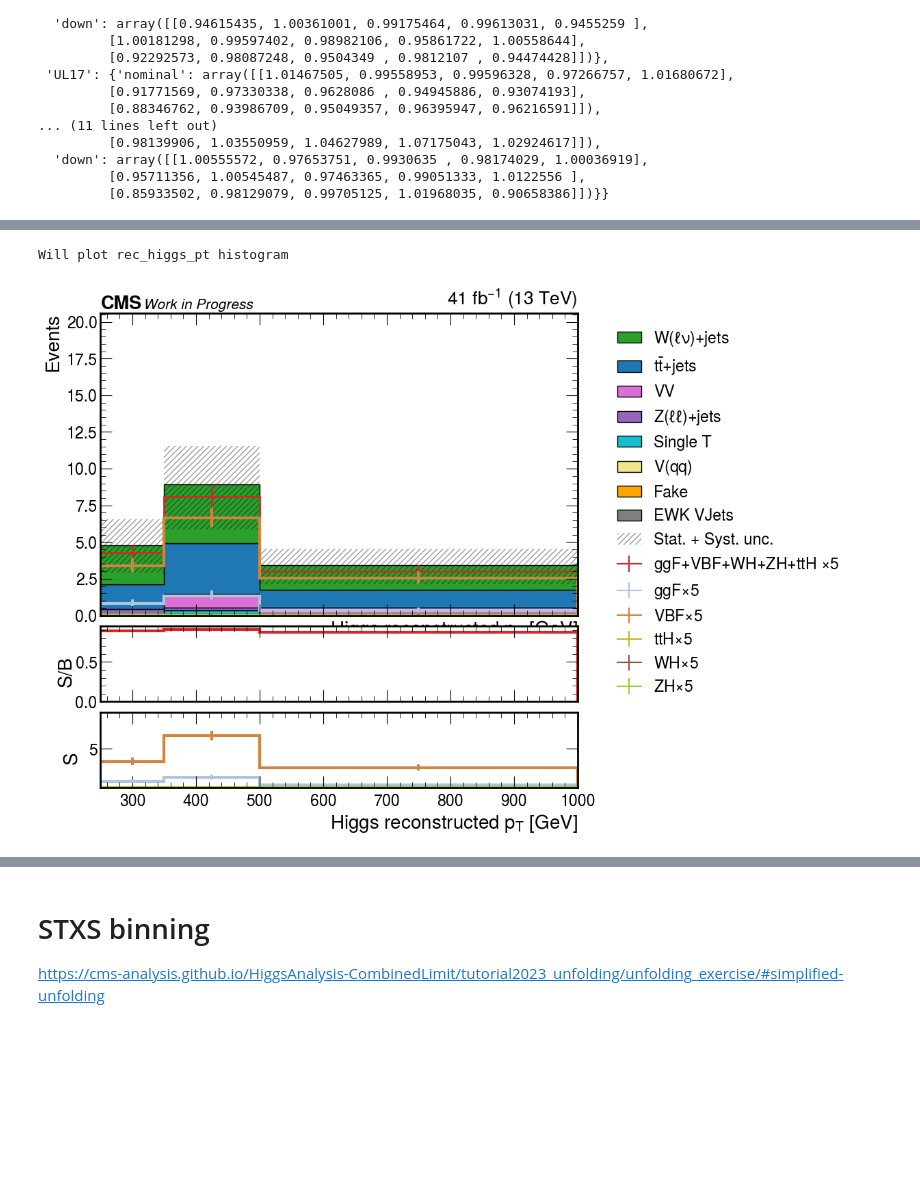
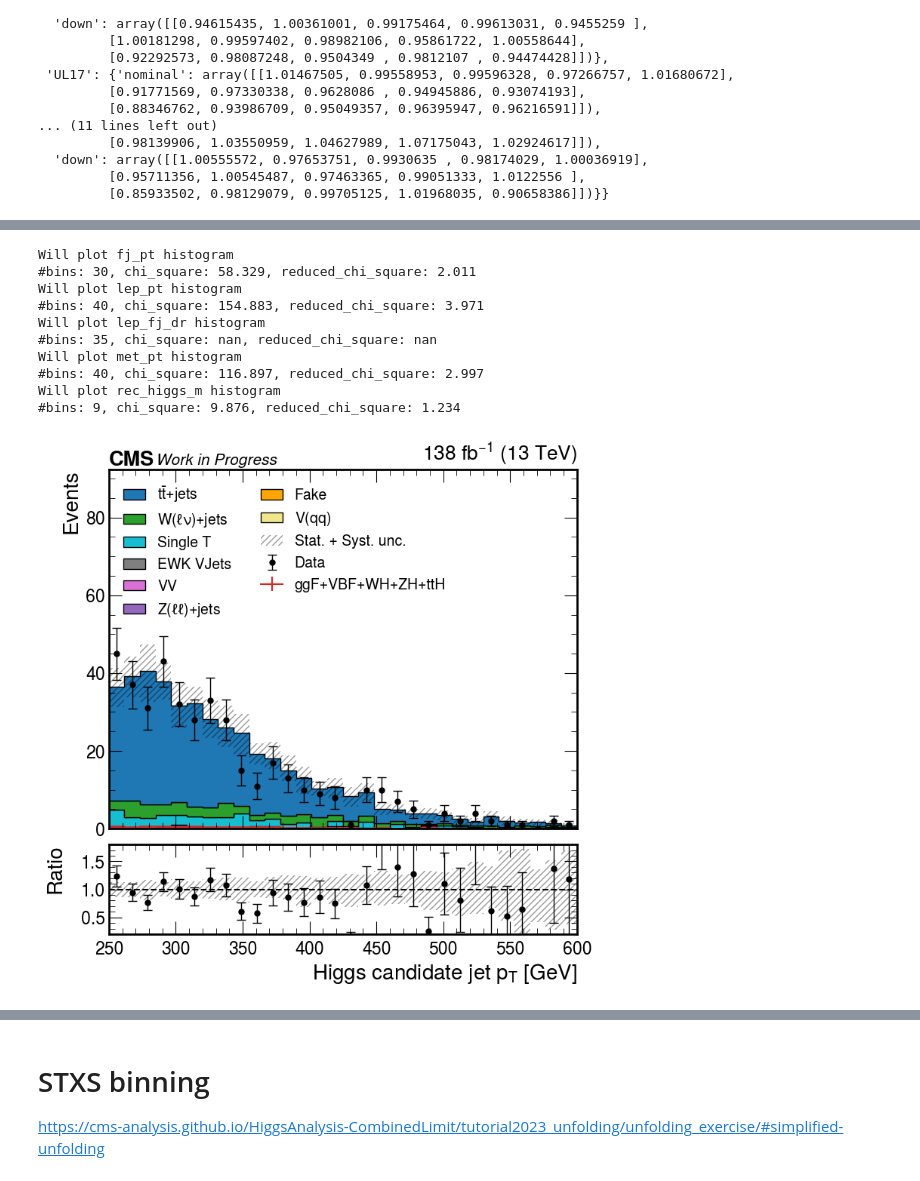
Before and after one commit to farakiko/boostedhiggs, a Jupyter notebook: binder/hists_plots.ipynb, the cells around one changed output, grey strips where cells are left out. Saved outputs shown, nothing was run; the diff lists cells and outputs as text; code cells hidden in the pictures; blank space fills up the shorter version.

```diff
--- a/binder/hists_plots.ipynb
+++ b/binder/hists_plots.ipynb
@@ -121,10 +121,10 @@ samples = [
 ]
 
 years = [
-#     "2016",
-#     "2016APV",
+    "2016",
+    "2016APV",
     "2017",
-#     "2018",
+    "2018",
 ]
 
 ### 2017 is good
@@ -980,11 +980,11 @@ vars_to_plot = [
 #         "THWW",
 
         ############## Control regions
-#         "fj_pt",
-#         "lep_pt",
-#         "lep_fj_dr",
-#         "met_pt",
-#         "rec_higgs_m",
+        "fj_pt",
+        "lep_pt",
+        "lep_fj_dr",
+        "met_pt",
+        "rec_higgs_m",
 
         ############## Fake validation region
 #         "fj_pt",
@@ -1003,7 +1003,7 @@ vars_to_plot = [
     #     "rec_W_lnu_m",
     #     "rec_W_qq_m",
     #     "met_phi",
-        "rec_higgs_pt",
+#         "rec_higgs_pt",
 #         "lep_eta",
 #     "rho",
 #     "pt_ratio",
@@ -1023,7 +1023,7 @@ samples_to_plot = [
         "EWKvjets",
         "TTbar",
         "WJetsLNu",
-#         "Data",
+        "Data",
 
 #     "QCD",
 
@@ -1033,10 +1033,10 @@ samples_to_plot = [
 
 
 years_to_plot = [
-#     "2016",
-#     "2016APV",
+    "2016",
+    "2016APV",
     "2017",
-#     "2018",
+    "2018",
 ]
 
 channels_to_plot = [
@@ -1062,7 +1062,7 @@ WP_ggF = 0.93
 WP_VBF = 0.88
 
 region_sel = {
-    "Pre-selection": "met_pt>20",   # dummy
+#     "Pre-selection": "met_pt>20",   # dummy
 #     "Pre-selection": "THWW>0.75",   # dummy
 
 #     "Fake validation": "fj_mass>30 & fj_mass<40",
@@ -1074,7 +1074,7 @@ region_sel = {
 #     "Pre-selection": "fj_mass>20 & fj_mass<40",   # dummy
 
 #     "SR": f"THWW>{WP_VBF} & (n_bjets_T==0)",
-#     "Top CR": f"(n_bjets_T>0) & THWW>0.9",
+    "Top CR": f"(n_bjets_T>0) & THWW>0.9",
 #     "WJets CR": f"(THWW<{WP_VBF}) & (n_bjets_T==0)",
 }
 region, sel = list(region_sel.items())[0]
@@ -1082,7 +1082,7 @@ region, sel = list(region_sel.items())[0]
 shift = 50
 categories_sel = {
 #     "VBF category": f"((n_bjets_T==0) ) & ( (mjj>1000) & (deta>3.5) )",
-    "VBF category": f"( (THWW>{WP_VBF}) & (n_bjets_T==0) ) & ( (mjj>1000) & (deta>3.5) )",
+#     "VBF category": f"( (THWW>{WP_VBF}) & (n_bjets_T==0) ) & ( (mjj>1000) & (deta>3.5) )",
 #     "ggF category": f"( (THWW>{WP_ggF}) & (n_bjets_T==0) ) & ( ( (mjj<1000) | (deta<3.5) ) ) & (VH_fj_VScore<0.9)",
 
 #     r"ggF category $p_T \in $ " + f"[{200+shift}, {300+shift}]": f"( (THWW>{WP_ggF}) & (n_bjets_T==0) ) & ( ( (mjj<1000) | (deta<3.5) ) & (rec_higgs_pt<{300+shift}) ) & (VH_fj_VScore<0.9)",
@@ -1296,34 +1307,43 @@ if not os.path.exists(PATH):
     os.makedirs(PATH)
 
 nice_ch = {
     "ele": "Electron",
     "mu": "Muon",
 }
 
 plot_hists(hists, years_to_plot, channels_to_plot, vars_to_plot,
-            add_data=False,
+            add_data=True,
             logy=False,
             mult=mult,
             outpath=PATH,
 #             text_=f"{nice_ch[ch]} channel",
 #             text_=f"Before LP reweighting",
 #             text_=f"ggF category",
 #             text_=list(categories_sel)[0],
             blind_region=blind_region,
 #            save_as=f"{years[0]}_{channels[0]}",
 #            save_as=f"{ch}",
             plot_Fake_unc=0.25,
             plot_syst_unc=(SYST_UNC_up, SYST_UNC_down) if plot_syst_unc else None,
-           add_soverb=True,
+           add_soverb=False,
            legend_ncol=2,
 #            seperate_Fake_unc=True,
           )
 print()
 
 # if "QCD" in samples_to_plot:
 #     get_soverb(events_dict, presel, categories_sel, years, channels, precision=1)
 # else:
 #     get_soverb(events_dict, presel, categories_sel, years, channels, precision=1, usefake=True)
 # %% [output]
-Will plot rec_higgs_pt histogram
+Will plot fj_pt histogram
+#bins: 30, chi_square: 58.329, reduced_chi_square: 2.011
+Will plot lep_pt histogram
+#bins: 40, chi_square: 154.883, reduced_chi_square: 3.971
+Will plot lep_fj_dr histogram
+#bins: 35, chi_square: nan, reduced_chi_square: nan
+Will plot met_pt histogram
+#bins: 40, chi_square: 116.897, reduced_chi_square: 2.997
+Will plot rec_higgs_m histogram
+#bins: 9, chi_square: 9.876, reduced_chi_square: 1.234
-[figure, old version]
+[figure, new version]
```
Also changed, not shown: parts of 4 cells of this notebook.
